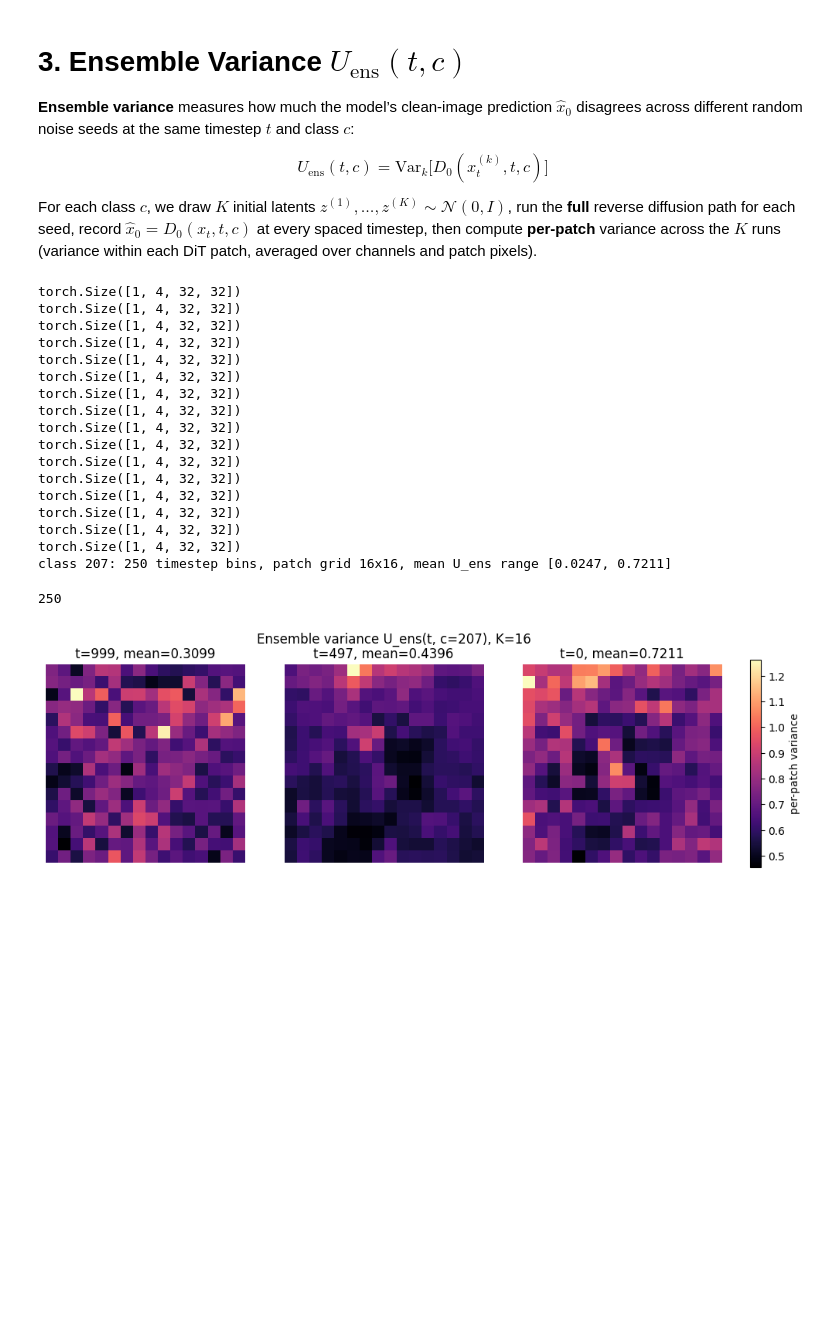
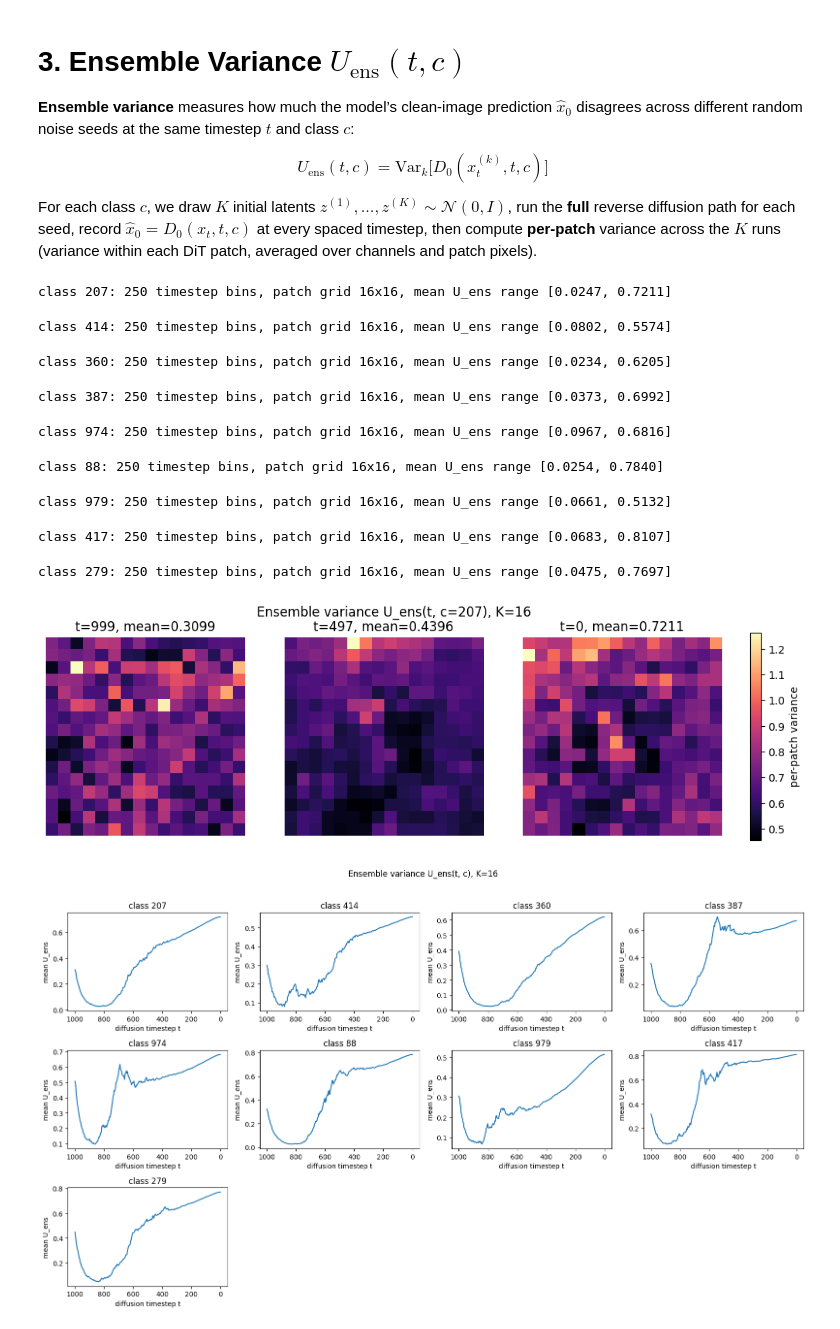
Before and after one commit to gugmelik/SMILES-Project-27-Uncertainty-in-Diffusion, a Jupyter notebook: notebooks/run_DiT.ipynb, the cells around one changed output. Cells and saved outputs as stored; diff of their text form; code cells hidden in the pictures; blank space fills up the shorter version.

```diff
--- a/notebooks/run_DiT.ipynb
+++ b/notebooks/run_DiT.ipynb
@@ -106,7 +107,7 @@ from tqdm.auto import tqdm
 K = 16  #@param {type:"integer"}
 ens_cfg_scale = 4.0  #@param {type:"slider", min:1, max:10, step:0.1}
 ens_num_sampling_steps = 250  #@param {type:"slider", min:10, max:1000, step:1}
-ens_class_labels = (207,)  #@param {type:"raw"}  # one or more ImageNet class ids
+ens_class_labels = (207, 414, 360, 387, 974, 88, 979, 417, 279, )  #@param {type:"raw"}  # one or more ImageNet class ids
 ens_seed_base = 0  #@param {type:"integer"}
 patch_size = 2  # DiT-XL/2 latent patch size
 
@@ -154,7 +155,7 @@ def run_ensemble_x0_for_class(class_label, K=16, seed_base=0, progress=True):
             progress=False,
         ):
             traj.append(out["pred_xstart"][:1].cpu())
-        print(traj[0].shape)
+        #print(traj[0].shape)
         x0_by_t.append(torch.stack(traj, dim=0))  # (T, 1, C, H, W)
 
     # (K, T, C, H, W)
@@ -186,30 +187,21 @@ for class_label in ens_class_labels:
         f"{patch_maps.mean(dim=(1, 2)).max():.4f}]"
     )
 # %% [output]
-torch.Size([1, 4, 32, 32])
-torch.Size([1, 4, 32, 32])
-torch.Size([1, 4, 32, 32])
-torch.Size([1, 4, 32, 32])
-torch.Size([1, 4, 32, 32])
-torch.Size([1, 4, 32, 32])
-torch.Size([1, 4, 32, 32])
-torch.Size([1, 4, 32, 32])
-torch.Size([1, 4, 32, 32])
-torch.Size([1, 4, 32, 32])
-torch.Size([1, 4, 32, 32])
-torch.Size([1, 4, 32, 32])
-torch.Size([1, 4, 32, 32])
-torch.Size([1, 4, 32, 32])
-torch.Size([1, 4, 32, 32])
-torch.Size([1, 4, 32, 32])
 class 207: 250 timestep bins, patch grid 16x16, mean U_ens range [0.0247, 0.7211]
+class 414: 250 timestep bins, patch grid 16x16, mean U_ens range [0.0802, 0.5574]
+class 360: 250 timestep bins, patch grid 16x16, mean U_ens range [0.0234, 0.6205]
+class 387: 250 timestep bins, patch grid 16x16, mean U_ens range [0.0373, 0.6992]
+class 974: 250 timestep bins, patch grid 16x16, mean U_ens range [0.0967, 0.6816]
+class 88: 250 timestep bins, patch grid 16x16, mean U_ens range [0.0254, 0.7840]
+class 979: 250 timestep bins, patch grid 16x16, mean U_ens range [0.0661, 0.5132]
+class 417: 250 timestep bins, patch grid 16x16, mean U_ens range [0.0683, 0.8107]
+class 279: 250 timestep bins, patch grid 16x16, mean U_ens range [0.0475, 0.7697]
 # %%
 # Visualize per-patch U_ens at early / mid / late timesteps for the first class
 vis_class = ens_class_labels[0]
 maps = U_ens_patch[vis_class]
 t_show = [0, len(maps) // 2, len(maps) - 1]
 t_labels = list(U_ens_mean[vis_class].keys())
-print(len(t_labels))
 fig, axes = plt.subplots(1, 3, figsize=(12, 3.5))
 for ax, ti in zip(axes, t_show):
     im = ax.imshow(maps[ti], cmap="magma")
@@ -220,5 +212,31 @@ fig.suptitle(f"Ensemble variance U_ens(t, c={vis_class}), K={K}")
 #plt.tight_layout()
 plt.show()
 # %% [output]
-250
 [figure]
+# %%
+# Per-class U_ens(t) profiles for all classes in U_ens_mean
+classes = list(U_ens_mean.keys())
+n_classes = len(classes)
+ncols = min(4, n_classes)
+nrows = int(np.ceil(n_classes / ncols))
+
+fig, axes = plt.subplots(nrows, ncols, figsize=(4 * ncols, 3 * nrows), squeeze=False)
+
+for ax, class_label in zip(axes.flat, classes):
+    ts = list(U_ens_mean[class_label].keys())
+    vals = list(U_ens_mean[class_label].values())
+    ax.plot(ts, vals)
+    ax.invert_xaxis()  # 999 -> 0 left to right as denoising progresses
+    ax.set_title(f"class {class_label}")
+    ax.set_xlabel("diffusion timestep t")
+    ax.set_ylabel("mean U_ens")
+
+# hide unused subplots
+for ax in axes.flat[n_classes:]:
+    ax.axis("off")
+
+fig.suptitle(f"Ensemble variance U_ens(t, c), K={K}", y=1.02)
+plt.tight_layout()
+plt.show()
+# %% [output]
+[figure, added]
```
Also changed, not shown: parts of 6 cells of this notebook, 4 other files.
